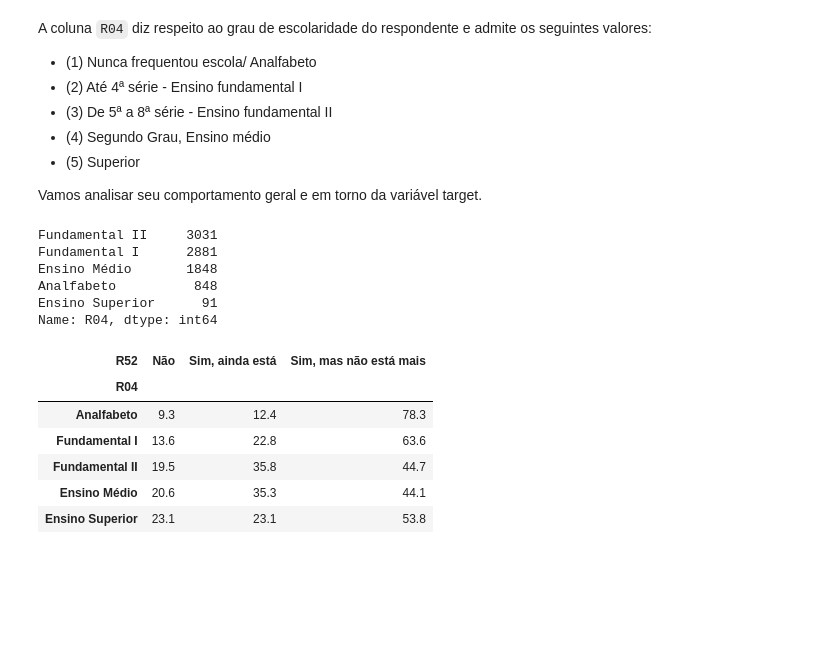
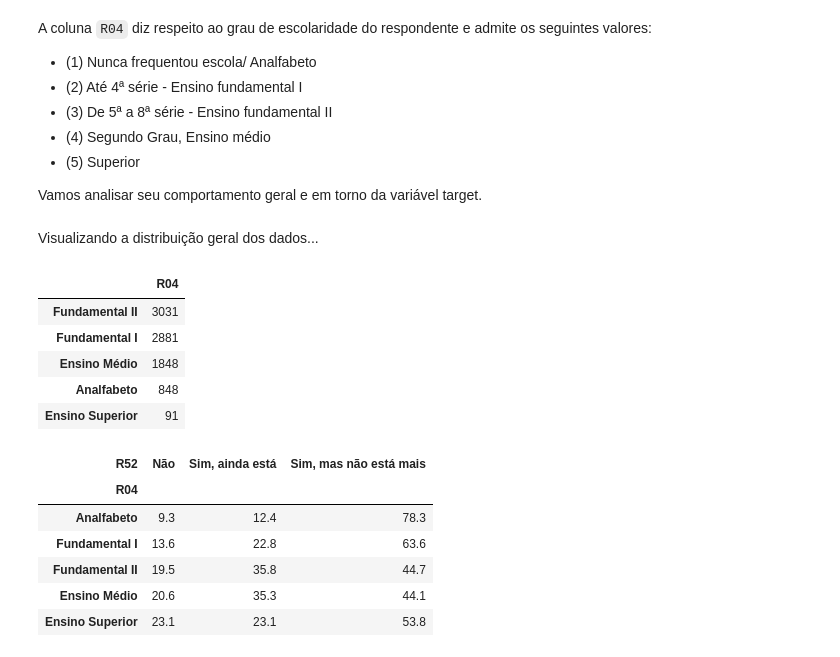
Before and after one commit to insper-classroom/23-1a-cd-p2-anderson_samuel_vinicius, a Jupyter notebook: Relatório.ipynb, the cells around one changed output. Cells and saved outputs as stored; diff of their text form; code cells hidden in the pictures; blank space fills up the shorter version.

```diff
--- a/Relatório.ipynb
+++ b/Relatório.ipynb
@@ -842,16 +903,18 @@ Vamos analisar seu comportamento geral e em torno da variável target.
 # %%
 responsaveis_df.R04.dtypes
 responsaveis_df.R04 = responsaveis_df.R04.astype('category')
+# %% [markdown]
+Visualizando a distribuição geral dos dados...
 # %%
 responsaveis_df.R04.cat.categories = ['Analfabeto', 'Fundamental I', 'Fundamental II', 'Ensino Médio', 'Ensino Superior']
-responsaveis_df.R04.value_counts()
+responsaveis_df.R04.value_counts().to_frame()
 # %% [output]
-Fundamental II     3031
-Fundamental I      2881
-Ensino Médio       1848
-Analfabeto          848
-Ensino Superior      91
-Name: R04, dtype: int64
+|  | R04 |
+| Fundamental II | 3031 |
+| Fundamental I | 2881 |
+| Ensino Médio | 1848 |
+| Analfabeto | 848 |
+| Ensino Superior | 91 |
 # %%
 serasa_x_esc = pd.crosstab(responsaveis_df.R04, responsaveis_df.R52, normalize='index').round(3)*100
 serasa_x_esc
```
Also changed, not shown: parts of 52 cells of this notebook.
